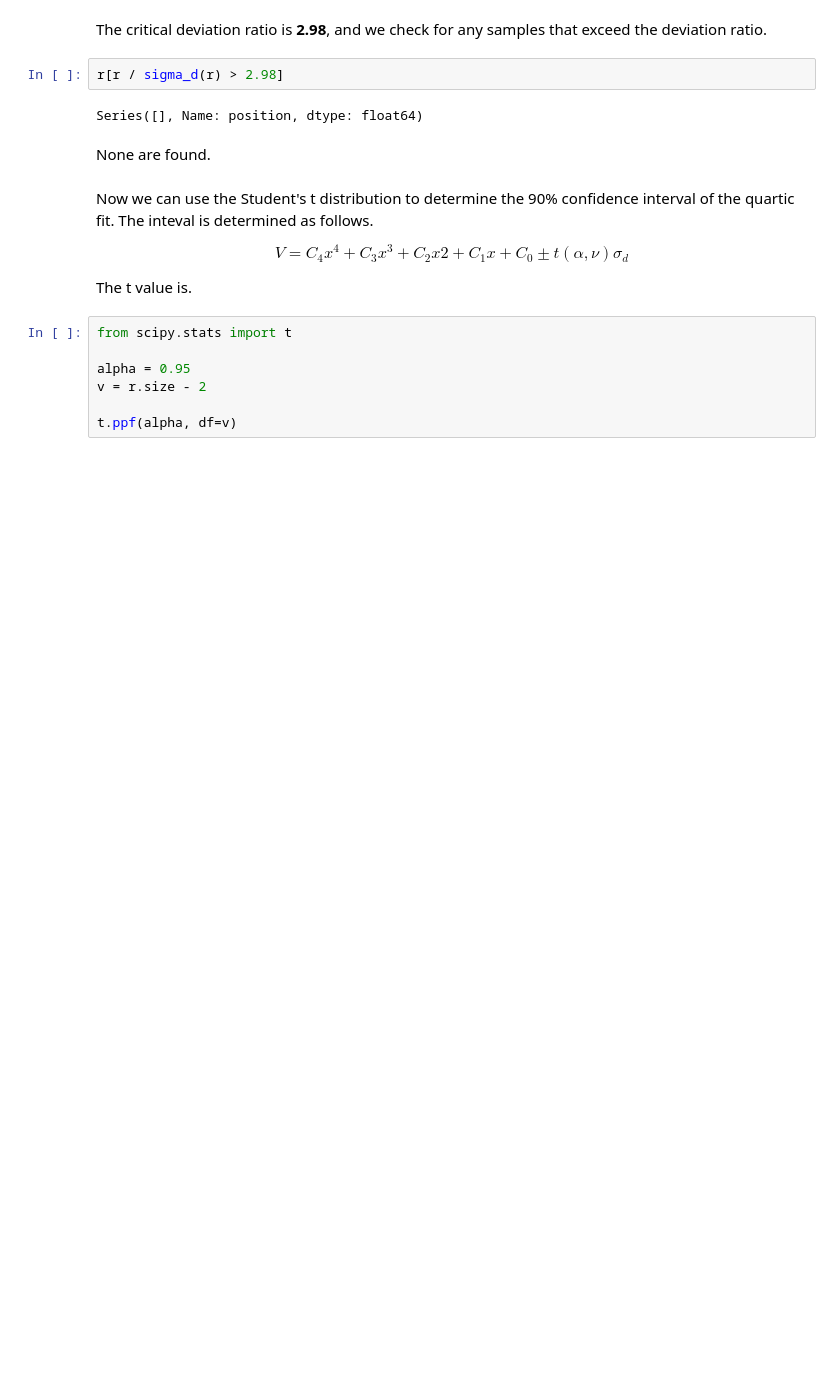
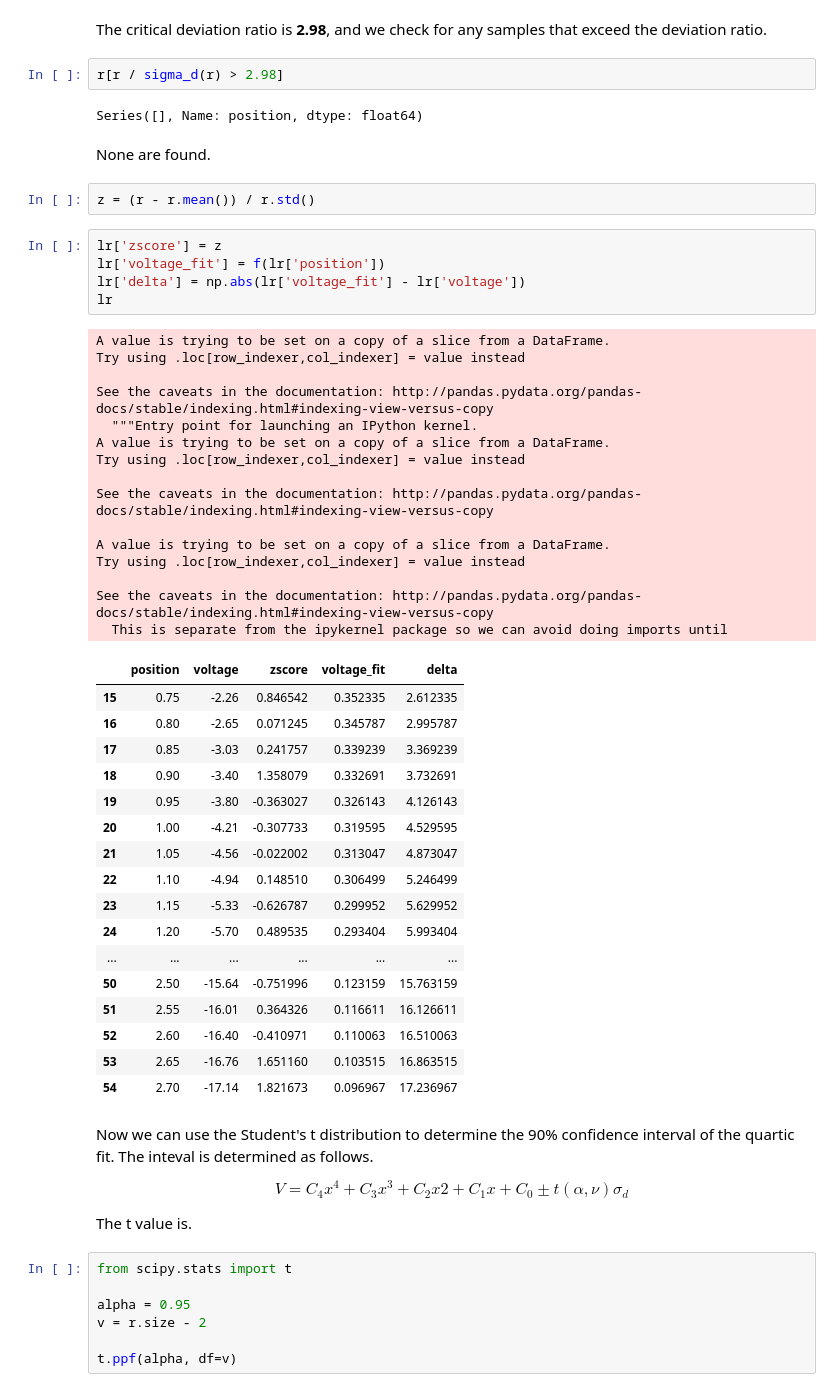
Before and after one commit to mmolter/ME303, a Jupyter notebook: Labs/Lab 2 - Calibration/calibration_analysis.ipynb, the cells around one changed output. Drawn from its saved outputs; the diff is of its cells as text; blank space fills up the shorter version.

```diff
--- a/Labs/Lab 2 - Calibration/calibration_analysis.ipynb
+++ b/Labs/Lab 2 - Calibration/calibration_analysis.ipynb
@@ -168,6 +178,46 @@ r[r / sigma_d(r) > 2.98]
 Series([], Name: position, dtype: float64)
 # %% [markdown]
 None are found.
+# %%
+z = (r - r.mean()) / r.std()
+# %%
+lr['zscore'] = z
+lr['voltage_fit'] = f(lr['position'])
+lr['delta'] = np.abs(lr['voltage_fit'] - lr['voltage'])
+lr
+# %% [output]
+A value is trying to be set on a copy of a slice from a DataFrame.
+Try using .loc[row_indexer,col_indexer] = value instead
+
+See the caveats in the documentation: http://pandas.pydata.org/pandas-docs/stable/indexing.html#indexing-view-versus-copy
+  """Entry point for launching an IPython kernel.
+A value is trying to be set on a copy of a slice from a DataFrame.
+Try using .loc[row_indexer,col_indexer] = value instead
+
+See the caveats in the documentation: http://pandas.pydata.org/pandas-docs/stable/indexing.html#indexing-view-versus-copy
+
+A value is trying to be set on a copy of a slice from a DataFrame.
+Try using .loc[row_indexer,col_indexer] = value instead
+
+See the caveats in the documentation: http://pandas.pydata.org/pandas-docs/stable/indexing.html#indexing-view-versus-copy
+  This is separate from the ipykernel package so we can avoid doing imports until
+|  | position | voltage | zscore | voltage_fit | delta |
+| 15 | 0.75 | -2.26 | 0.846542 | 0.352335 | 2.612335 |
+| 16 | 0.80 | -2.65 | 0.071245 | 0.345787 | 2.995787 |
+| 17 | 0.85 | -3.03 | 0.241757 | 0.339239 | 3.369239 |
+| 18 | 0.90 | -3.40 | 1.358079 | 0.332691 | 3.732691 |
+| 19 | 0.95 | -3.80 | -0.363027 | 0.326143 | 4.126143 |
+| 20 | 1.00 | -4.21 | -0.307733 | 0.319595 | 4.529595 |
+| 21 | 1.05 | -4.56 | -0.022002 | 0.313047 | 4.873047 |
+| 22 | 1.10 | -4.94 | 0.148510 | 0.306499 | 5.246499 |
+| 23 | 1.15 | -5.33 | -0.626787 | 0.299952 | 5.629952 |
+| 24 | 1.20 | -5.70 | 0.489535 | 0.293404 | 5.993404 |
+| ... | ... | ... | ... | ... | ... |
+| 50 | 2.50 | -15.64 | -0.751996 | 0.123159 | 15.763159 |
+| 51 | 2.55 | -16.01 | 0.364326 | 0.116611 | 16.126611 |
+| 52 | 2.60 | -16.40 | -0.410971 | 0.110063 | 16.510063 |
+| 53 | 2.65 | -16.76 | 1.651160 | 0.103515 | 16.863515 |
+| 54 | 2.70 | -17.14 | 1.821673 | 0.096967 | 17.236967 |
 # %% [markdown]
 Now we can use the Student's t distribution to determine the 90% confidence interval of the quartic fit. The inteval is determined as follows.
 
```
Also changed, not shown: parts of 9 cells of this notebook, 3 other files.
